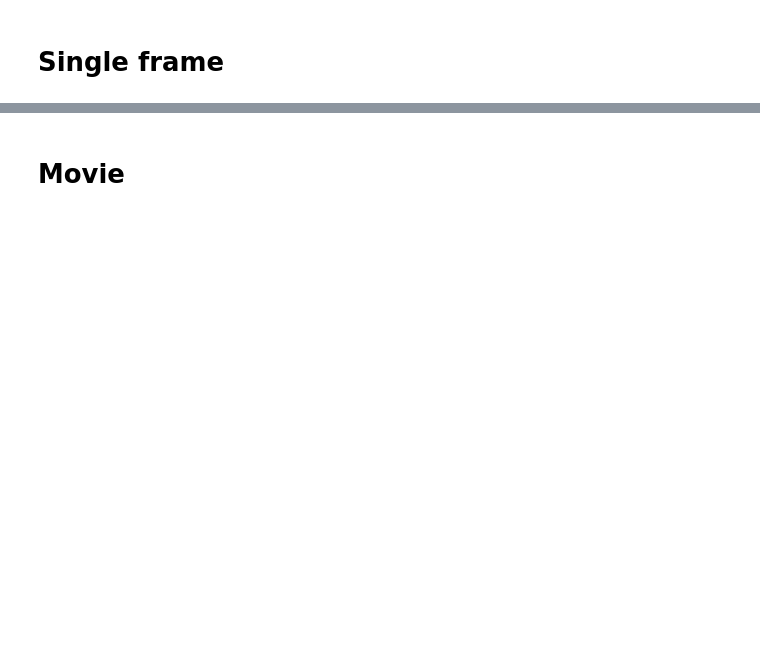
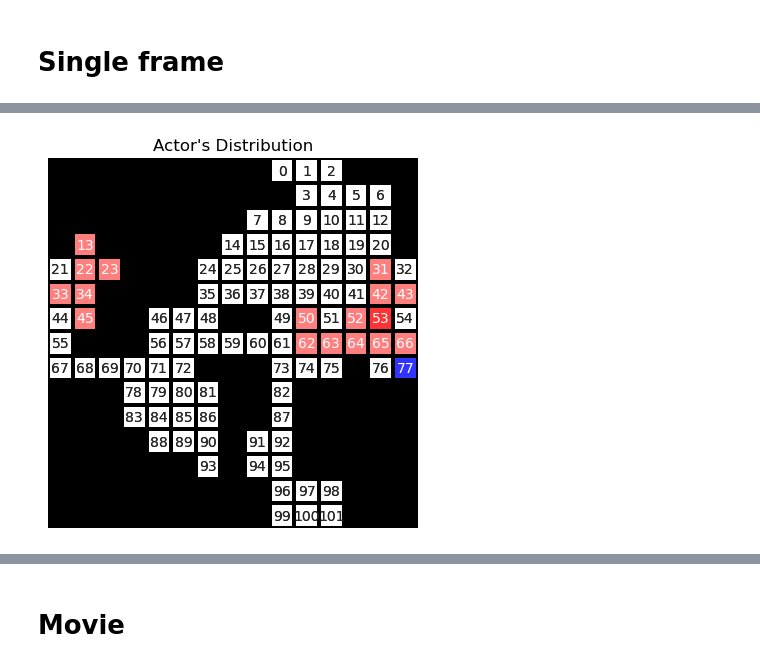
Before and after one commit to brandonminta/conflictmodel, a Jupyter notebook: Animations.ipynb, the cells around one changed output, grey strips where cells are left out. Cells and saved outputs as stored; diff of their text form; code cells hidden in the pictures; blank space fills up the shorter version.

```diff
--- a/Animations.ipynb
+++ b/Animations.ipynb
@@ -64,0 +70,8 @@ plt.show()
+# %%
+coordinations_arr = np.load('/home/brandm/Documents/Tesis/conflictmodel/conflictmodel/cooridation.npy')
+# %%
+coordination = coordinations_arr[91]
+# %%
+vzl.plot_actions(coordination)
+# %% [output]
+[figure, added]
```
Also changed, not shown: parts of 21 cells of this notebook, 8 other files.
